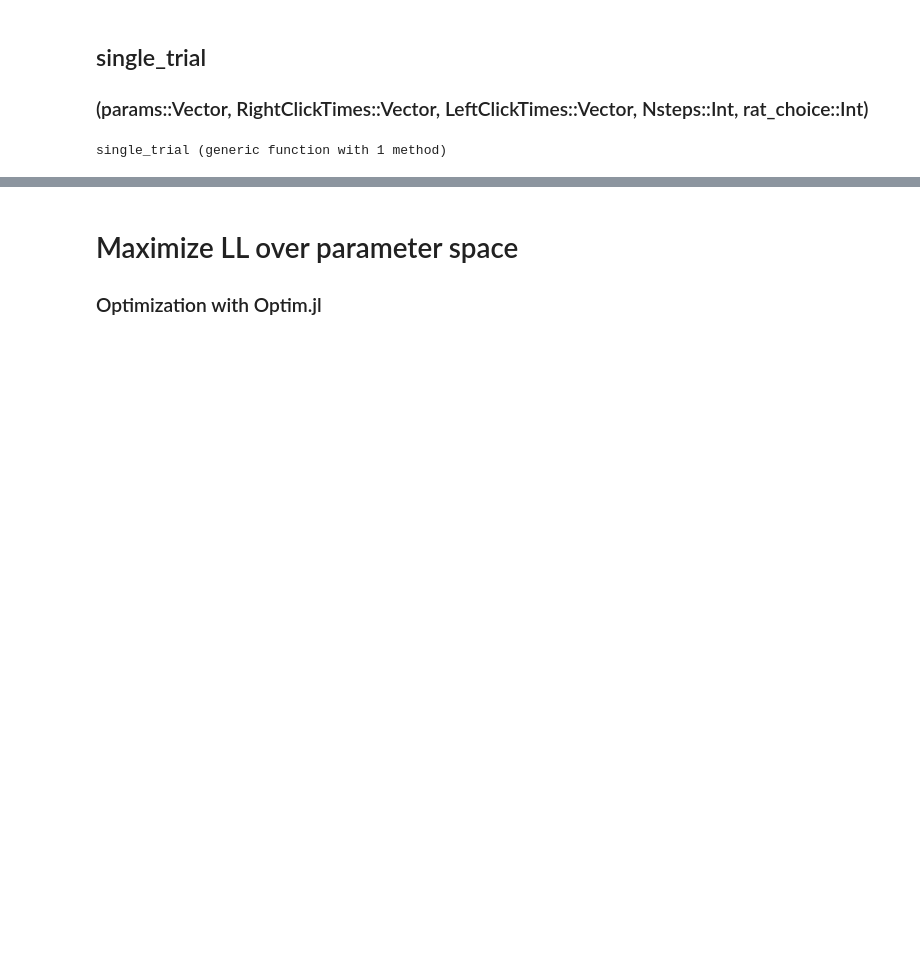
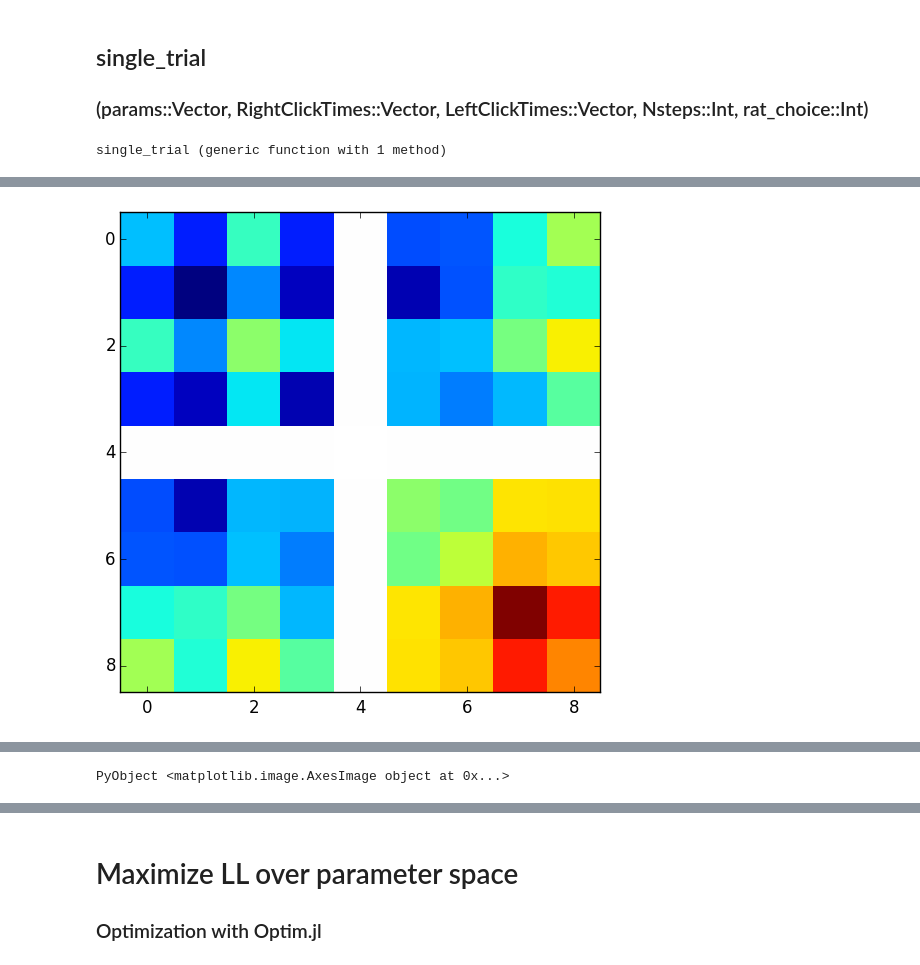
Before and after one commit to misun6312/autodiff, a Jupyter notebook: Julia_autodiff.ipynb, the cells around one changed output, grey strips where cells are left out. Saved outputs shown, nothing was run; the diff lists cells and outputs as text; code cells hidden in the pictures; blank space fills up the shorter version.

Commit message:
Hessian test

```diff
--- a/Julia_autodiff.ipynb
+++ b/Julia_autodiff.ipynb
@@ -544,9 +553,7 @@ RETURNS:
 # function llikey(params::Vector)
 
 #     result =  HessianResult(params)
-
 #     ForwardDiff.hessian!(result, logLike, params);
-
 #     LL     = ForwardDiff.value(result)
 #     LLgrad = ForwardDiff.gradient(result)
 #     LLhessian = ForwardDiff.hessian(result)
@@ -554,19 +561,34 @@ RETURNS:
 #     return LL, LLgrad, LLhessian, length(params)
 # end
 
+# function single_trial(params::Vector, RightClickTimes::Vector, LeftClickTimes::Vector, Nsteps::Int, rat_choice::Int)
+#     function llikey(params::Vector)
+#         logLike(params, RightClickTimes, LeftClickTimes, Nsteps, rat_choice)
+#     end
+
+#     result =  GradientResult(params)
+
+#     ForwardDiff.gradient!(result, llikey, params);
+
+#     LL     = ForwardDiff.value(result)
+#     LLgrad = ForwardDiff.gradient(result)
+
+#     return LL, LLgrad
+# end
+
 function single_trial(params::Vector, RightClickTimes::Vector, LeftClickTimes::Vector, Nsteps::Int, rat_choice::Int)
     function llikey(params::Vector)
         logLike(params, RightClickTimes, LeftClickTimes, Nsteps, rat_choice)
     end
 
-    result =  GradientResult(params)
-
-    ForwardDiff.gradient!(result, llikey, params);
+    result =  HessianResult(params)
+    ForwardDiff.hessian!(result, llikey, params);
 
     LL     = ForwardDiff.value(result)
     LLgrad = ForwardDiff.gradient(result)
+    LLhessian = ForwardDiff.hessian(result)
 
-    return LL, LLgrad
+    return LL, LLgrad, LLhessian
 end
 # %% [output]
 single_trial (generic function with 1 method)
@@ -593,7 +630,10 @@ Nsteps = Int(cld(maxT,dt))
 # %%
 ### =============== testing 2 ================= ####
-@time LL, LLgrad = single_trial(params, RightClickTimes, LeftClickTimes, Nsteps, rat_choice)
+@time LL, LLgrad, LLhess = single_trial(params, RightClickTimes, LeftClickTimes, Nsteps, rat_choice)
 println(LL)
 println(LLgrad)
+# println(LLhess)
+imshow(log(abs(LLhess)), interpolation="none")
 ### =========================================== ####
 # %% [output]
+[figure, added]
@@ -603,2 +643,3 @@ println(LLgrad)
+PyObject <matplotlib.image.AxesImage object at 0x...>
 # %%
 LL
```
Also changed, not shown: parts of 17 cells of this notebook.
